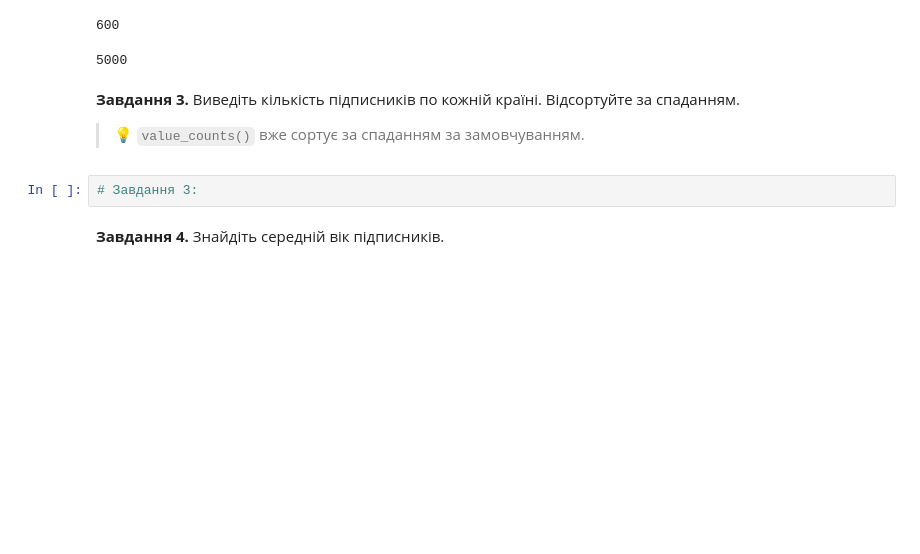
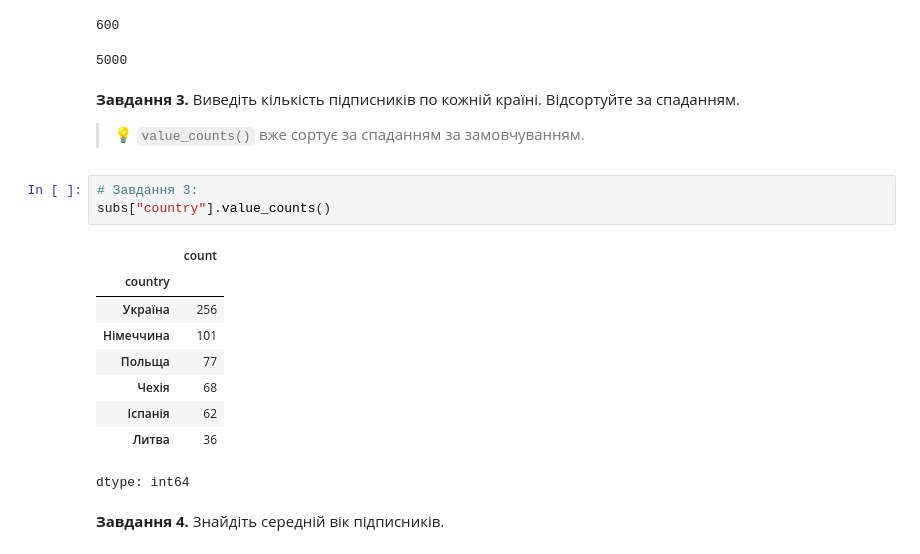
Before and after one commit to DymaStar/DTA_2026, a Jupyter notebook: HW/HW_DimaStar2905Nazar80_"pandas_viz_practice_ipynb".ipynb, the cells around one changed output. Cells and saved outputs as stored; diff of their text form; blank space fills up the shorter version.

```diff
--- a/HW/HW_DimaStar2905Nazar80_"pandas_viz_practice_ipynb".ipynb
+++ b/HW/HW_DimaStar2905Nazar80_"pandas_viz_practice_ipynb".ipynb
@@ -135,6 +135,17 @@ display(len(sess))
 > 💡 `value_counts()` вже сортує за спаданням за замовчуванням.
 # %%
 # Завдання 3:
+subs["country"].value_counts()
+# %% [output]
+|  | count |
+| country |  |
+| Україна | 256 |
+| Німеччина | 101 |
+| Польща | 77 |
+| Чехія | 68 |
+| Іспанія | 62 |
+| Литва | 36 |
+dtype: int64
 # %% [markdown]
 **Завдання 4.** Знайдіть середній вік підписників.
 # %%
```
Also changed, not shown: parts of 5 cells of this notebook.
